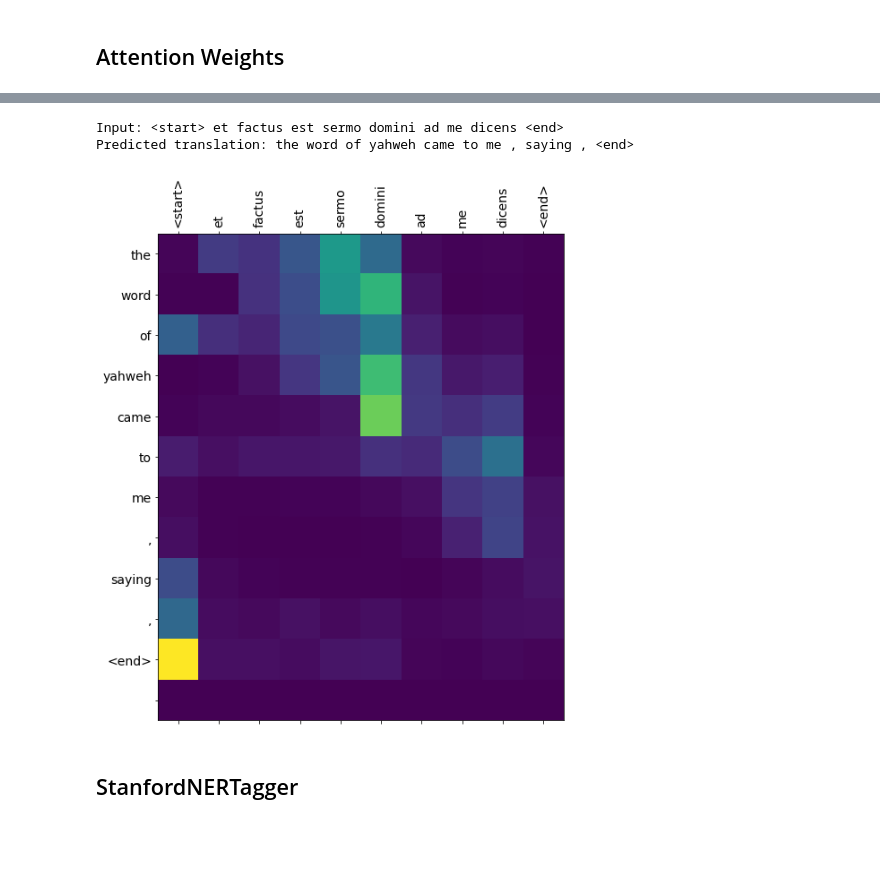
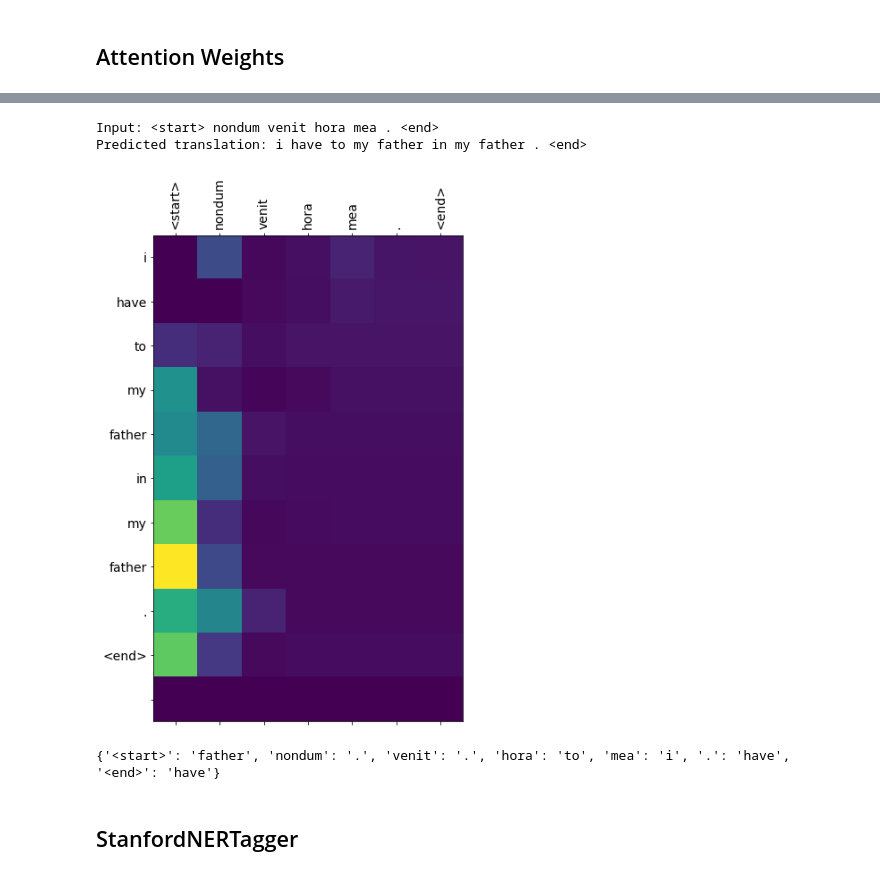
Before and after one commit to alehb80/nmt_ner, a Jupyter notebook: nmt_ner.ipynb, the cells around one changed output, grey strips where cells are left out. Saved outputs shown, nothing was run; the diff lists cells and outputs as text; code cells hidden in the pictures; blank space fills up the shorter version.

```diff
--- a/nmt_ner.ipynb
+++ b/nmt_ner.ipynb
@@ -857,10 +763,16 @@ Predicted translation: tom came to do ? <end>
-# %%
-sentence = 'et factus est sermo domini ad me dicens'
-translation, inputs, attention_plot = translate(sentence)
-# %% [output]
-Input: <start> et factus est sermo domini ad me dicens <end>
-Predicted translation: the word of yahweh came to me , saying , <end>
-[figure, removed]
+# %%
+_ = translate(short_sent)
+# %% [output]
+Input: <start> nondum venit hora mea . <end>
+Predicted translation: i have to my father in my father . <end>
+[figure, added]
+# %%
+translation_weights = translate2attn(outputs, inputs, attention_plot)
+predictions = translation_prediction(translation_weights)
+
+print(predictions)
+# %% [output]
+{'<start>': 'father', 'nondum': '.', 'venit': '.', 'hora': 'to', 'mea': 'i', '.': 'have', '<end>': 'have'}
 # %% [markdown]
 ## StanfordNERTagger
 # %%
```
Also changed, not shown: parts of 41 cells of this notebook, 1 other file.
